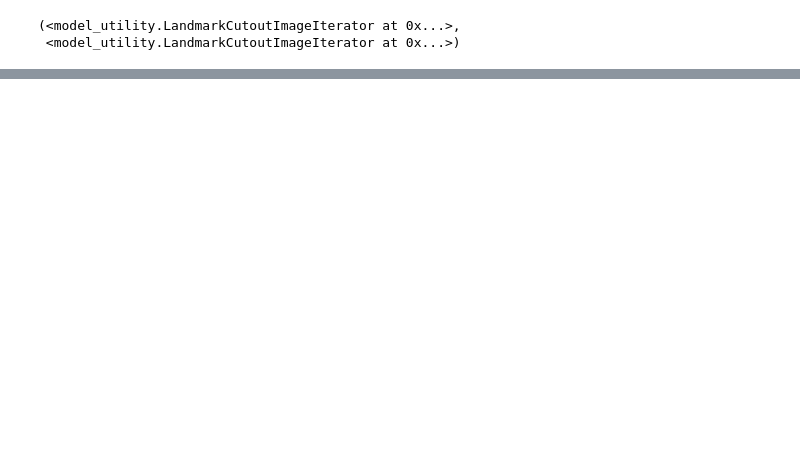
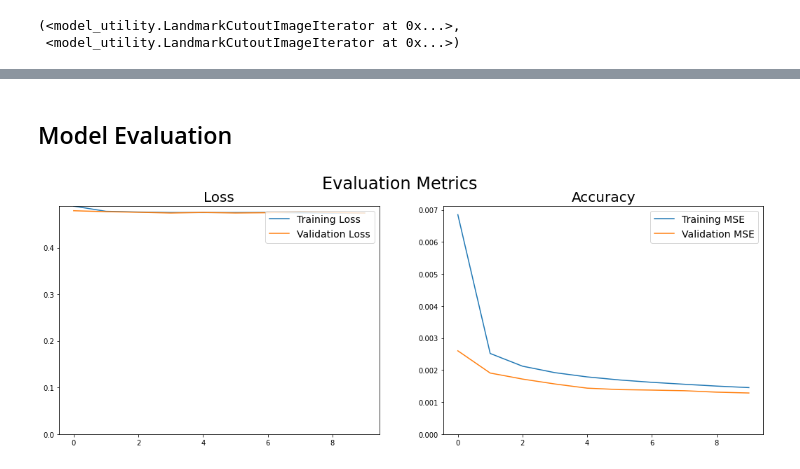
Before and after one commit to mayur7garg/KaggleCelebFaces, a Jupyter notebook: Face Completion/CelebFaces_Face_Completion.ipynb, the cells around one changed output, grey strips where cells are left out. Cells and saved outputs as stored; diff of their text form; code cells hidden in the pictures; blank space fills up the shorter version.

```diff
--- a/Face Completion/CelebFaces_Face_Completion.ipynb
+++ b/Face Completion/CelebFaces_Face_Completion.ipynb
@@ -96,0 +182,4 @@ plt.show()
+# %%
+%%time
+
+history = model.fit(train_ds, validation_data = val_ds, epochs = EPOCHS)
@@ -96,0 +204,32 @@ plt.show()
+# %% [markdown]
+## Model Evaluation
+# %%
+loss = history.history['loss']
+val_loss = history.history['val_loss']
+
+mse = history.history['mse']
+val_mse = history.history['val_mse']
+
+epochs_range = history.epoch
+
+plt.figure(figsize = (18, 6))
+
+plt.subplot(1, 2, 1)
+plt.plot(epochs_range, loss, label = 'Training Loss')
+plt.plot(epochs_range, val_loss, label = 'Validation Loss')
+plt.legend(loc = 'upper right', fontsize = 14)
+plt.ylim(0, None)
+plt.title('Loss', fontsize = 20)
+
+plt.subplot(1, 2, 2)
+plt.plot(epochs_range, mse, label = 'Training MSE')
+plt.plot(epochs_range, val_mse, label = 'Validation MSE')
+plt.legend(loc = 'upper right', fontsize = 14)
+plt.ylim(0, None)
+plt.title('Accuracy', fontsize = 20)
+
+plt.suptitle("Evaluation Metrics", fontsize = 24)
+plt.savefig('loss.jpg', dpi = PLOTS_DPI, bbox_inches = 'tight')
+plt.show()
+# %% [output]
+[figure, added]
```
Also changed, not shown: parts of 18 cells of this notebook, 7 other files.
